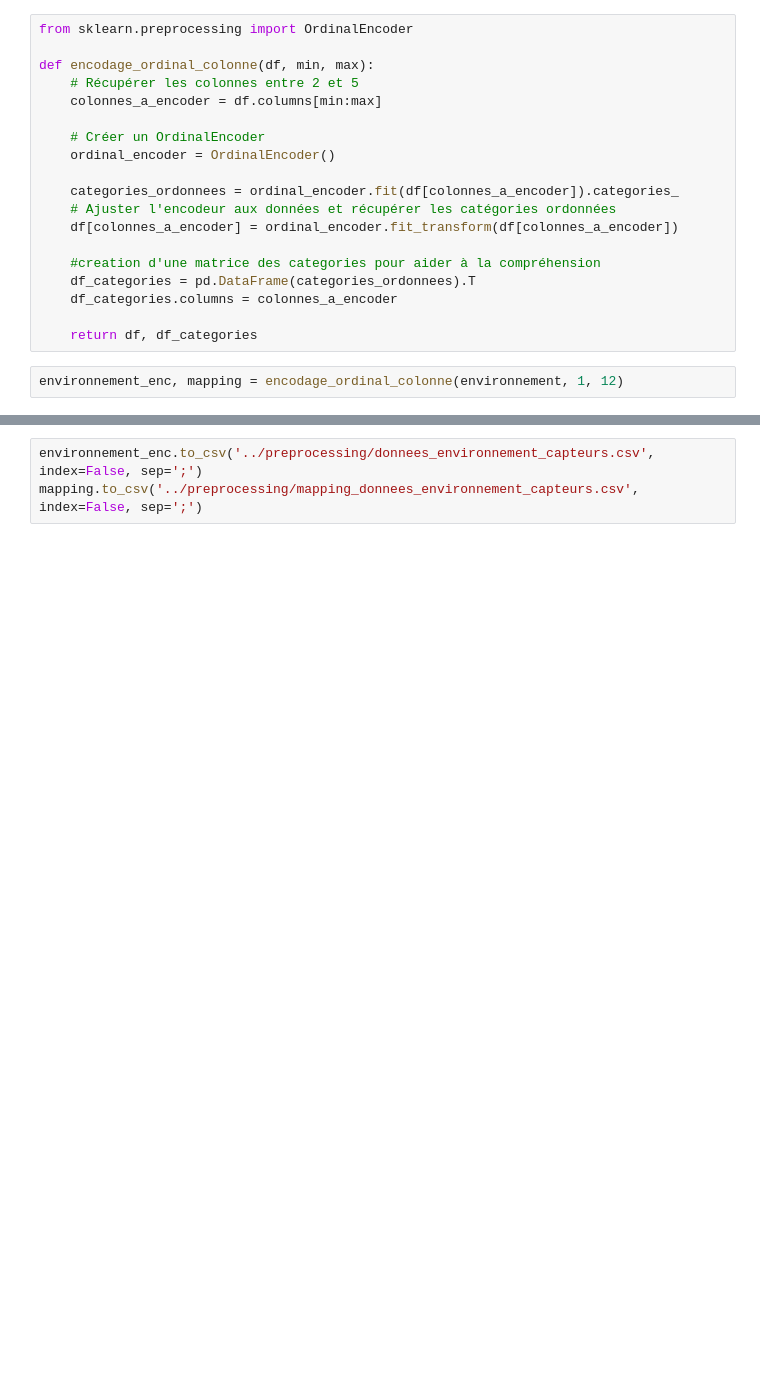
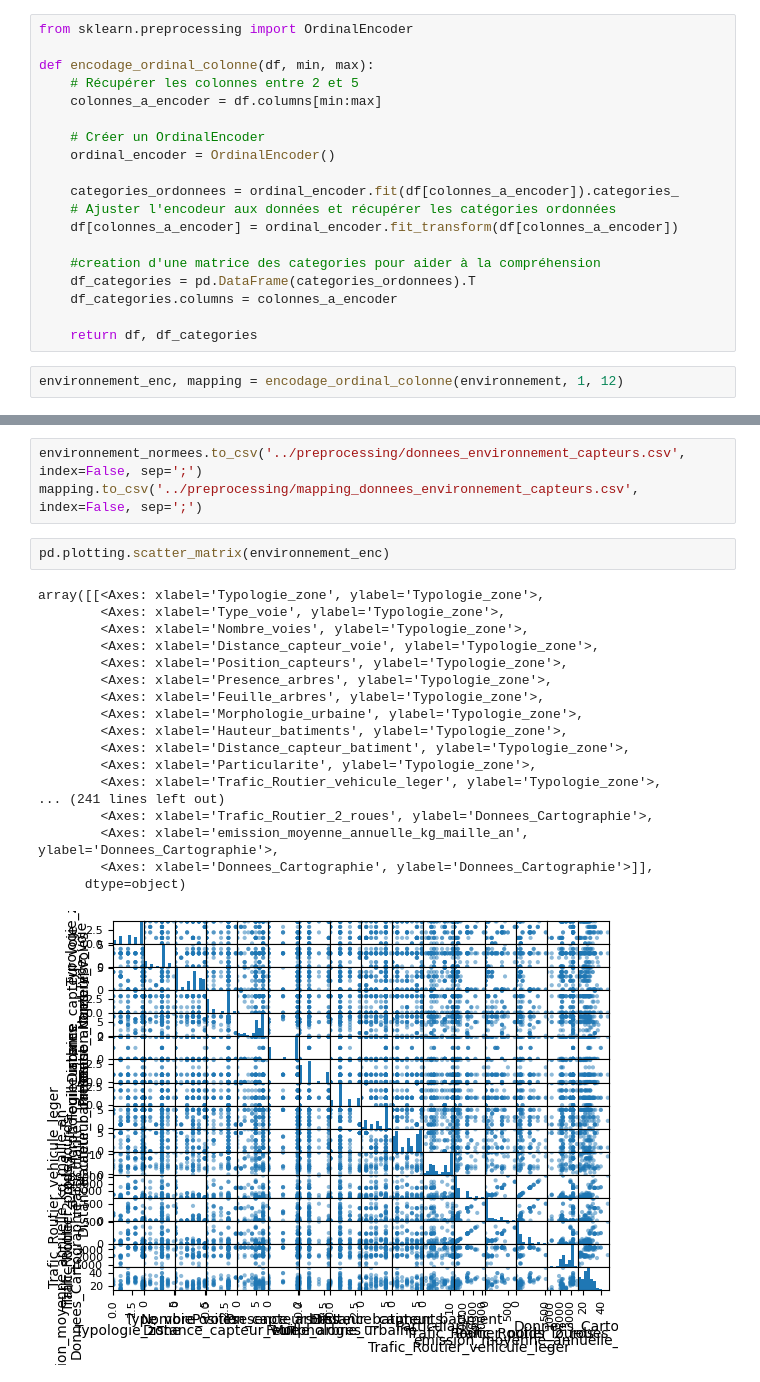
Before and after one commit to TLeandre/Categorisation-de-capteurs-de-pollution, a Jupyter notebook: scripts/Preprocess_env.ipynb, the cells around one changed output, grey strips where cells are left out. Saved outputs shown, nothing was run; the diff lists cells and outputs as text; blank space fills up the shorter version.

```diff
--- a/scripts/Preprocess_env.ipynb
+++ b/scripts/Preprocess_env.ipynb
@@ -103,5 +103,26 @@ environnement_normees
 | 96 | c97 | 0.958016 | 0.430795 | 1.464309 | 0.830989 | 0.393908 | ... |
 97 rows × 17 columns
 # %%
-environnement_enc.to_csv('../preprocessing/donnees_environnement_capteurs.csv', index=False, sep=';')
+environnement_normees.to_csv('../preprocessing/donnees_environnement_capteurs.csv', index=False, sep=';')
 mapping.to_csv('../preprocessing/mapping_donnees_environnement_capteurs.csv', index=False, sep=';')
+# %%
+pd.plotting.scatter_matrix(environnement_enc)
+# %% [output]
+array([[<Axes: xlabel='Typologie_zone', ylabel='Typologie_zone'>,
+        <Axes: xlabel='Type_voie', ylabel='Typologie_zone'>,
+        <Axes: xlabel='Nombre_voies', ylabel='Typologie_zone'>,
+        <Axes: xlabel='Distance_capteur_voie', ylabel='Typologie_zone'>,
+        <Axes: xlabel='Position_capteurs', ylabel='Typologie_zone'>,
+        <Axes: xlabel='Presence_arbres', ylabel='Typologie_zone'>,
+        <Axes: xlabel='Feuille_arbres', ylabel='Typologie_zone'>,
+        <Axes: xlabel='Morphologie_urbaine', ylabel='Typologie_zone'>,
+        <Axes: xlabel='Hauteur_batiments', ylabel='Typologie_zone'>,
+        <Axes: xlabel='Distance_capteur_batiment', ylabel='Typologie_zone'>,
+        <Axes: xlabel='Particularite', ylabel='Typologie_zone'>,
+        <Axes: xlabel='Trafic_Routier_vehicule_leger', ylabel='Typologie_zone'>,
+... (241 lines left out)
+        <Axes: xlabel='Trafic_Routier_2_roues', ylabel='Donnees_Cartographie'>,
+        <Axes: xlabel='emission_moyenne_annuelle_kg_maille_an', ylabel='Donnees_Cartographie'>,
+        <Axes: xlabel='Donnees_Cartographie', ylabel='Donnees_Cartographie'>]],
+      dtype=object)
+[figure, added]
```
Also changed, not shown: parts of 4 cells of this notebook, 2 other files.
